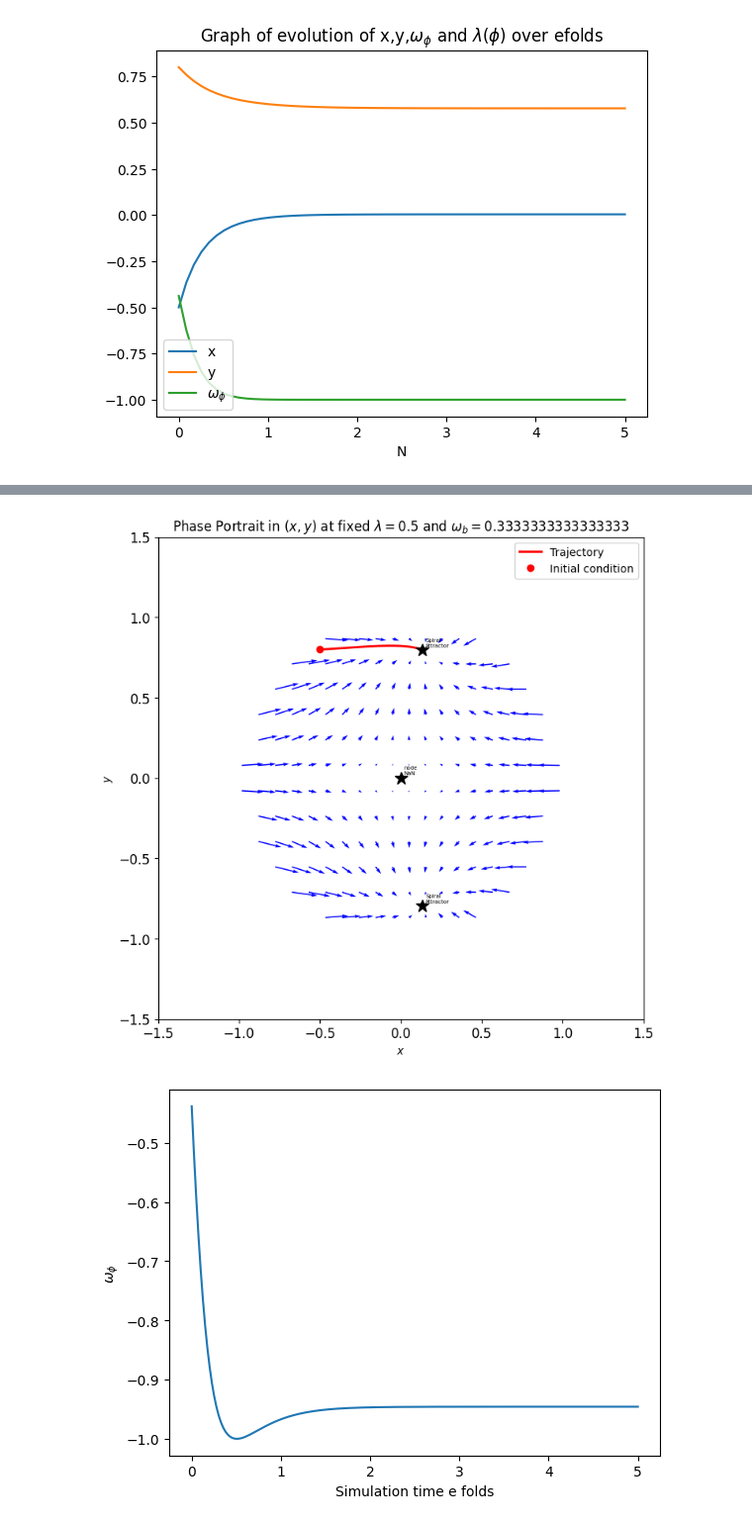
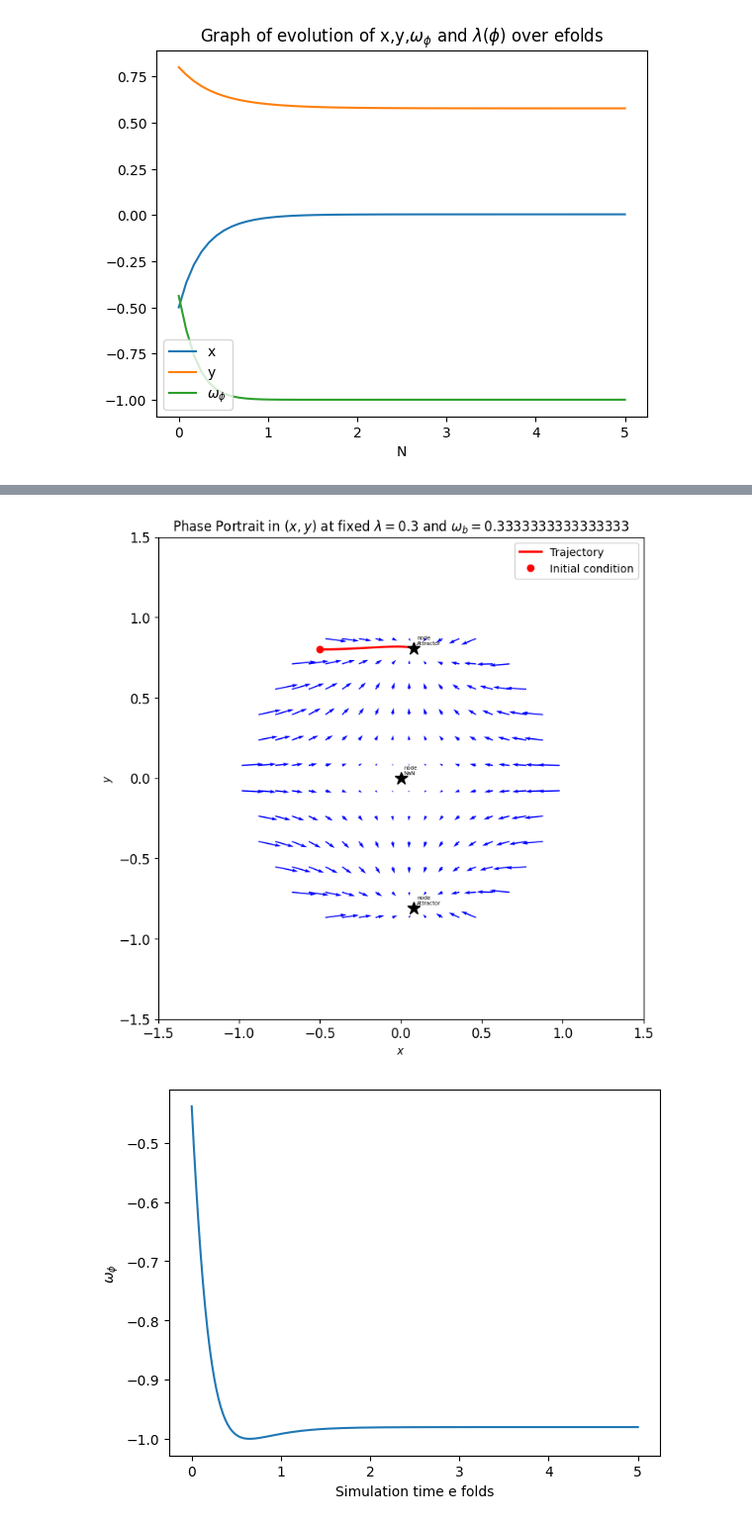
Before and after one commit to up2107120/Dynamical-systems-of-DE, a Jupyter notebook: test_code.ipynb, the cells around one changed output, grey strips where cells are left out. Shown at 99% size. Saved outputs shown, nothing was run; the diff lists cells and outputs as text; code cells hidden in the pictures.

```diff
--- a/test_code.ipynb
+++ b/test_code.ipynb
@@ -84,7 +84,7 @@ import sympy as sp
 
 # define constants
 wb = -1/3 #  to show inflationary era, wb=0 as scalar dominated so wb is irrelevant, for radiation era w=1/3, for matter era with dust w=0 and at late time scalar dominated w=0
-lam_0 = 0.3 #arbitrary gradient of potential CHANGING THIS YIELDS A DIFFERENT VECTOR FIELD
+lam_0 = 0.5 #arbitrary gradient of potential CHANGING THIS YIELDS A DIFFERENT VECTOR FIELD
 # for a standard starobinsky model, 0.01<lambda<0.3 is a good range as is the potential slope. if lambda<<1 inflationary model, as lambda approaches 1, exits from inflation
 # lambda = 1 transition phase, =1/3 slow roll, =0.05 quasi DeSitter appraoching
 
@@ -303,7 +305,7 @@ import sympy as sp
 
 # define constants
 wb = 1/3 #  to show inflationary era, wb=0 as scalar dominated so wb is irrelevant, for radiation era w=1/3, for matter era with dust w=0 and at late time scalar dominated w=0
-lam_fixed = 0.5 #arbitrary gradient of potential CHANGING THIS YIELDS A DIFFERENT VECTOR FIELD
+lam_fixed = 0.3 #arbitrary gradient of potential CHANGING THIS YIELDS A DIFFERENT VECTOR FIELD
 # for a standard starobinsky model, 0.01<lambda<0.3 is a good range as is the potential slope. if lambda<<1 inflationary model, as lambda approaches 1, exits from inflation
 # lambda = 1 transition phase, =1/3 slow roll, =0.05 quasi DeSitter appraoching
 
@@ -455,3 +457,3 @@ Type=Spiral
 Stability=Attractor
-[figure, old version]
+[figure, new version]
-[figure, old version]
+[figure, new version]
```
Also changed, not shown: parts of 2 cells of this notebook, 2 other files.
